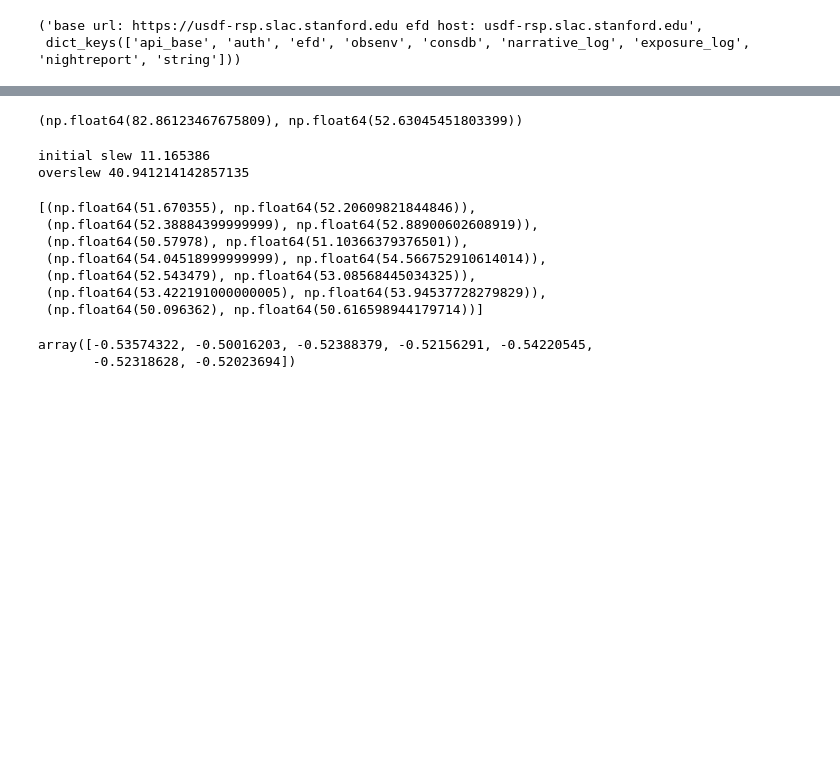
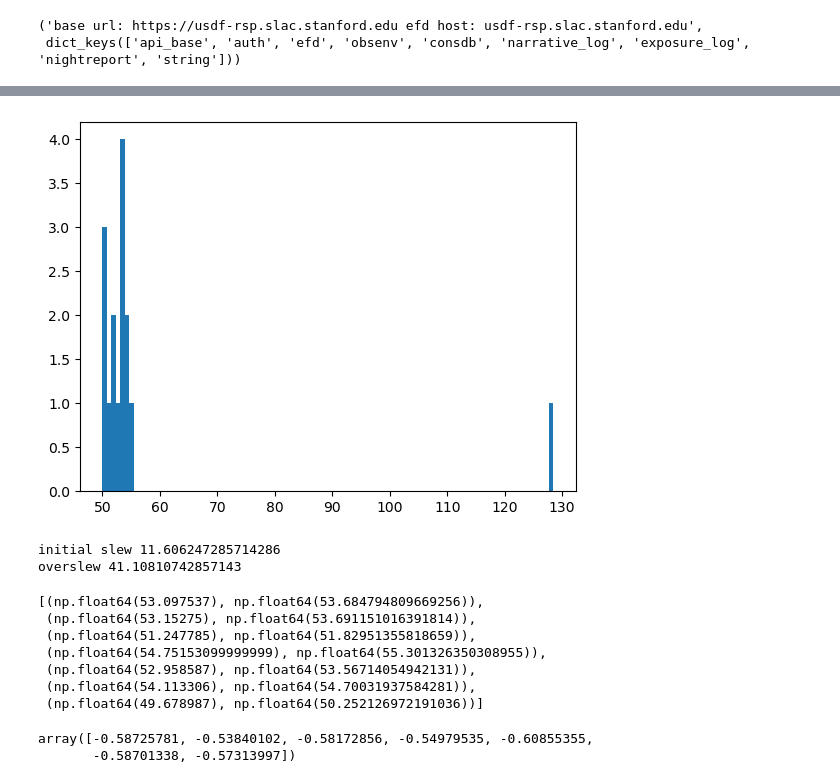
Before and after one commit to lsst-sims/auxtel_fbs, a Jupyter notebook: auxtel_performance.ipynb, the cells around one changed output, grey strips where cells are left out. Cells and saved outputs as stored; diff of their text form; code cells hidden in the pictures; blank space fills up the shorter version.

```diff
--- a/auxtel_performance.ipynb
+++ b/auxtel_performance.ipynb
@@ -288,8 +288,10 @@ def get_visits(instrument : str, day_obs_int_min : int, day_obs_int_max : int, c
 
     return visits
 # %%
-visits = get_visits('latiss', day_obs_int, day_obs_int, endpoints['api_base'] + endpoints['consdb'],
+#visits = get_visits('latiss', day_obs_int, day_obs_int, endpoints['api_base'] + endpoints['consdb'],
+#                    endpoints['auth'])
+visits = get_visits('latiss', '20250310', '20250311', endpoints['api_base'] + endpoints['consdb'],
                     endpoints['auth'])
 # Drop non-science visits
-visits = visits.query("exp_time >= 5 and img_type not in ('DARK', 'FLAT', 'CWFS')")
+#visits = visits.query("exp_time >= 5 and img_type not in ('DARK', 'FLAT', 'CWFS')")
 # %% [output]
@@ -308,10 +339,11 @@ visits[cols].head()
 # %%
 imaging = visits.query('observation_reason == "imaging"')
 # Does exposure time start-end still match dark time? looks like yes.
 (imaging['obs_end_mjd'] - imaging['obs_start_mjd']).values * 24 * 60 * 60 - imaging['dark_time'].values
 (imaging['visit_gap'] + imaging['dark_time'])[1:].mean(), imaging['visit_gap'][1:].mean()
+n,b,p = plt.hist(imaging['visit_gap'][1:], bins=100)
 # %% [output]
-(np.float64(82.86123467675809), np.float64(52.63045451803399))
+[figure, added]
 # %%
 # Look like time between simple imaging visits is 52.6 seconds on average.
 # We can model this as 'readout time' for sim_runner, to ensure that exposures don't get scheduled closer than this.
@@ -344,20 +376,20 @@ print('initial slew', slewtime.mean())
 overslewtime = (expdone.index - overslew.index).values / np.timedelta64(1, 's') - 30.2
 print('overslew', overslewtime.mean())
 # %% [output]
-initial slew 11.165386
-overslew 40.941214142857135
+initial slew 11.606247285714286
+overslew 41.10810742857143
 # %%
 list(zip((slewtime + overslewtime), imaging['visit_gap'].values[1:]))
 # %% [output]
-[(np.float64(51.670355), np.float64(52.20609821844846)),
- (np.float64(52.38884399999999), np.float64(52.88900602608919)),
- (np.float64(50.57978), np.float64(51.10366379376501)),
- (np.float64(54.04518999999999), np.float64(54.566752910614014)),
- (np.float64(52.543479), np.float64(53.08568445034325)),
- (np.float64(53.422191000000005), np.float64(53.94537728279829)),
- (np.float64(50.096362), np.float64(50.616598944179714))]
+[(np.float64(53.097537), np.float64(53.684794809669256)),
+ (np.float64(53.15275), np.float64(53.691151016391814)),
+ (np.float64(51.247785), np.float64(51.82951355818659)),
+ (np.float64(54.75153099999999), np.float64(55.301326350308955)),
+ (np.float64(52.958587), np.float64(53.56714054942131)),
+ (np.float64(54.113306), np.float64(54.70031937584281)),
+ (np.float64(49.678987), np.float64(50.252126972191036))]
 # %%
 (slewtime + overslewtime) - imaging['visit_gap'].values[1:]  # .. just to double-check if there's anything else going on, but it mostly seems like the timestamps around the slew match up with the visit_gap
 # %% [output]
-array([-0.53574322, -0.50016203, -0.52388379, -0.52156291, -0.54220545,
-       -0.52318628, -0.52023694])
+array([-0.58725781, -0.53840102, -0.58172856, -0.54979535, -0.60855355,
+       -0.58701338, -0.57313997])
```
Also changed, not shown: parts of 13 cells of this notebook, 1 other file.
